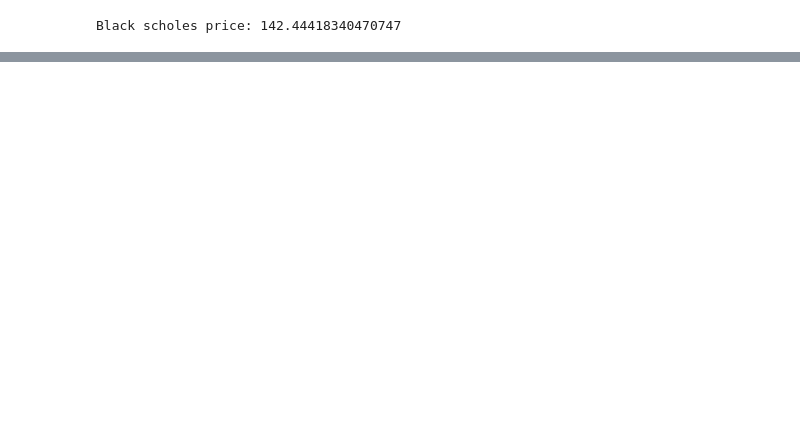
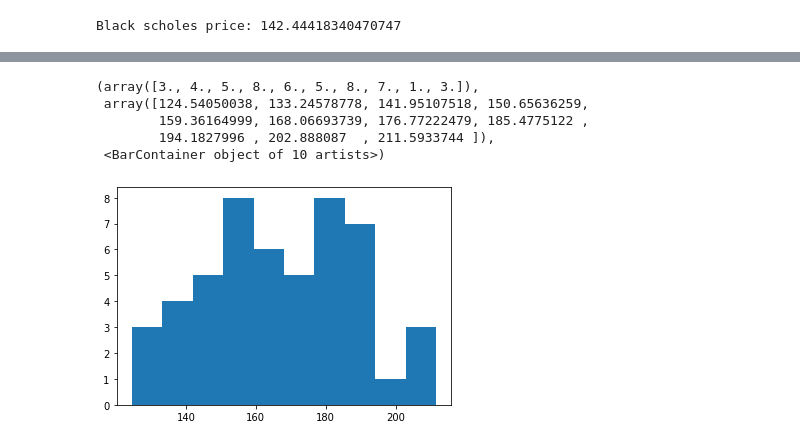
Before and after one commit to wfica/stochastic-fin-maths, a Jupyter notebook: project_1/libraryTests.ipynb, the cells around one changed output, grey strips where cells are left out. Drawn from its saved outputs; the diff is of its cells as text; code cells hidden in the pictures; blank space fills up the shorter version.

```diff
--- a/project_1/libraryTests.ipynb
+++ b/project_1/libraryTests.ipynb
@@ -91,0 +102,3 @@ s / 100.
+# %%
+values= [pricing.PriceOption(wigAOption, base_asset_idx=pricing.getAssetIdx('W20')) for i in range(50)]
+values
@@ -92,3 +123,12 @@ s / 100.
+# %%
+plt.hist(values)
+# %% [output]
+(array([3., 4., 5., 8., 6., 5., 8., 7., 1., 3.]),
+ array([124.54050038, 133.24578778, 141.95107518, 150.65636259,
+        159.36164999, 168.06693739, 176.77222479, 185.4775122 ,
+        194.1827996 , 202.888087  , 211.5933744 ]),
+ <BarContainer object of 10 artists>)
+[figure, added]
 # %%
 # zmiana parametrów model.changeAssetParameter("wig20", alpha = 0.01)
 # # zmiana parametrów model.changeAssetParameter("wig20", alpha = 0.01, beta = 0.0000005)
```
Also changed, not shown: parts of 11 cells of this notebook, 2 other files.
